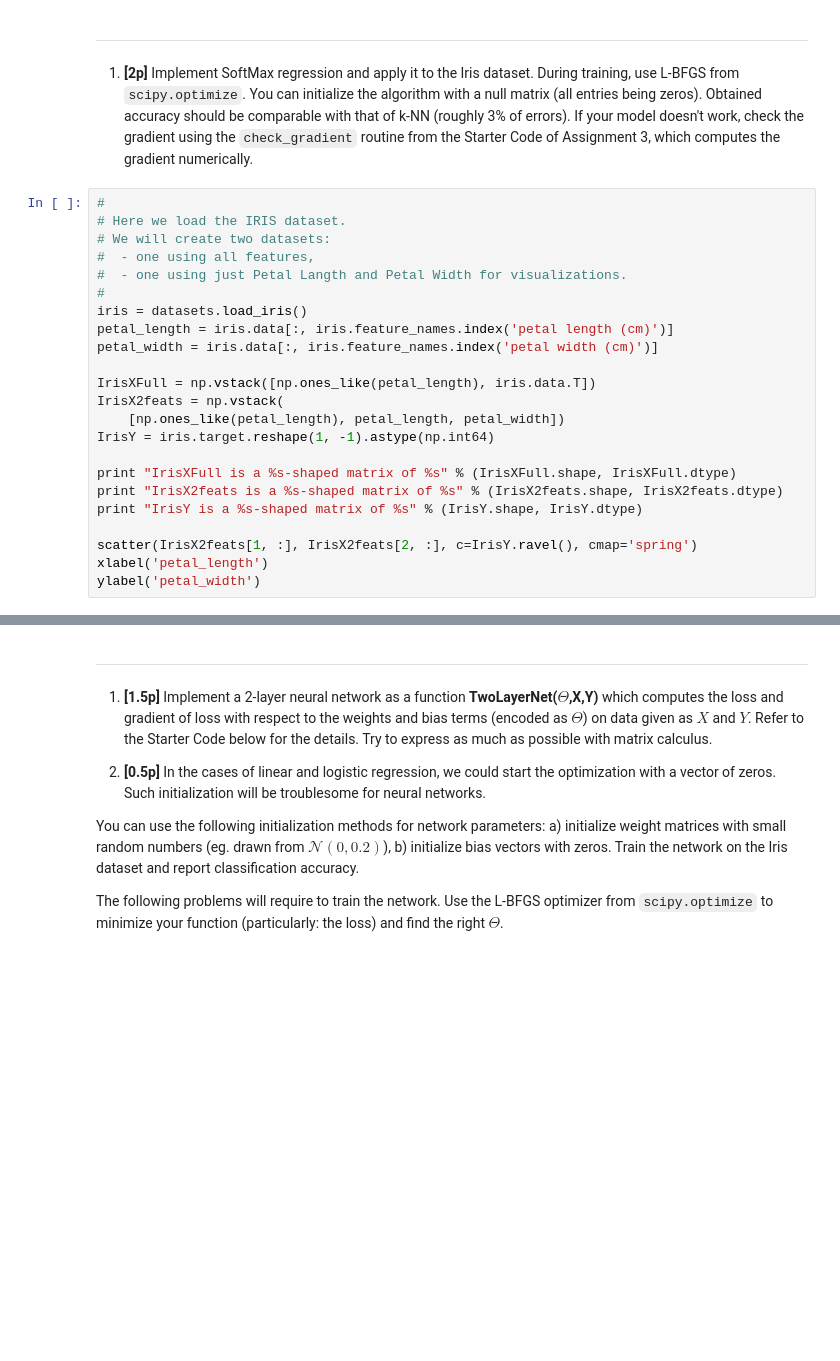
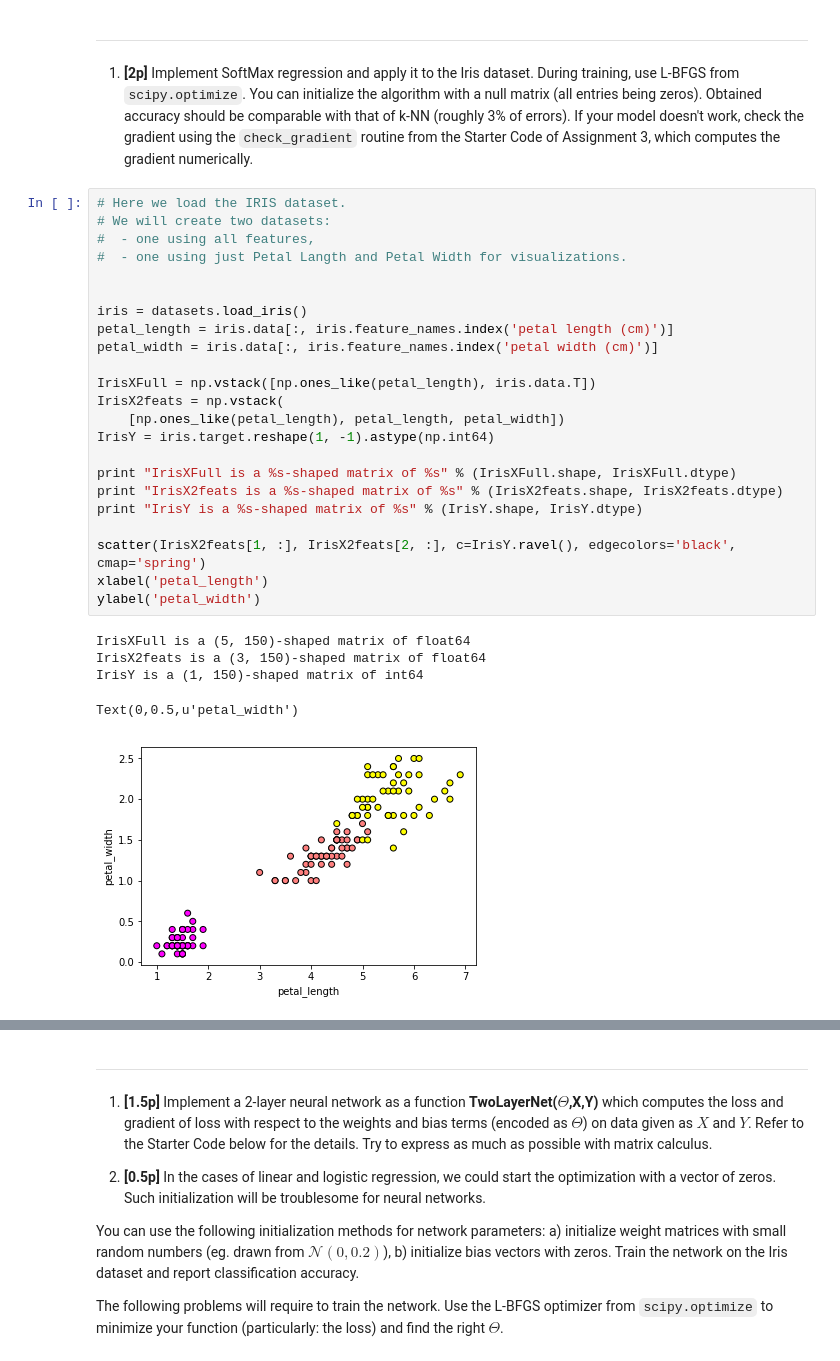
Before and after one commit to wfica/neural_networks, a Jupyter notebook: assignment3/Assignment3.ipynb, the cells around one changed output, grey strips where cells are left out. Cells and saved outputs as stored; diff of their text form; blank space fills up the shorter version.

```diff
--- a/assignment3/Assignment3.ipynb
+++ b/assignment3/Assignment3.ipynb
@@ -526,26 +572,32 @@ ___
   If your model doesn't work, check the gradient using the `check_gradient`
   routine from the Starter Code of Assignment 3, which computes the gradient numerically.
 # %%
-#
 # Here we load the IRIS dataset.
 # We will create two datasets:
 #  - one using all features,
 #  - one using just Petal Langth and Petal Width for visualizations.
-#
+
+
 iris = datasets.load_iris()
 petal_length = iris.data[:, iris.feature_names.index('petal length (cm)')]
 petal_width = iris.data[:, iris.feature_names.index('petal width (cm)')]
 
 IrisXFull = np.vstack([np.ones_like(petal_length), iris.data.T])
 IrisX2feats = np.vstack(
     [np.ones_like(petal_length), petal_length, petal_width])
 IrisY = iris.target.reshape(1, -1).astype(np.int64)
 
 print "IrisXFull is a %s-shaped matrix of %s" % (IrisXFull.shape, IrisXFull.dtype)
 print "IrisX2feats is a %s-shaped matrix of %s" % (IrisX2feats.shape, IrisX2feats.dtype)
 print "IrisY is a %s-shaped matrix of %s" % (IrisY.shape, IrisY.dtype)
 
-scatter(IrisX2feats[1, :], IrisX2feats[2, :], c=IrisY.ravel(), cmap='spring')
+scatter(IrisX2feats[1, :], IrisX2feats[2, :], c=IrisY.ravel(), edgecolors='black', cmap='spring')
 xlabel('petal_length')
 ylabel('petal_width')
+# %% [output]
+IrisXFull is a (5, 150)-shaped matrix of float64
+IrisX2feats is a (3, 150)-shaped matrix of float64
+IrisY is a (1, 150)-shaped matrix of int64
+Text(0,0.5,u'petal_width')
+[figure, added]
 # %%
```
Also changed, not shown: parts of 24 cells of this notebook, 1 other file.
